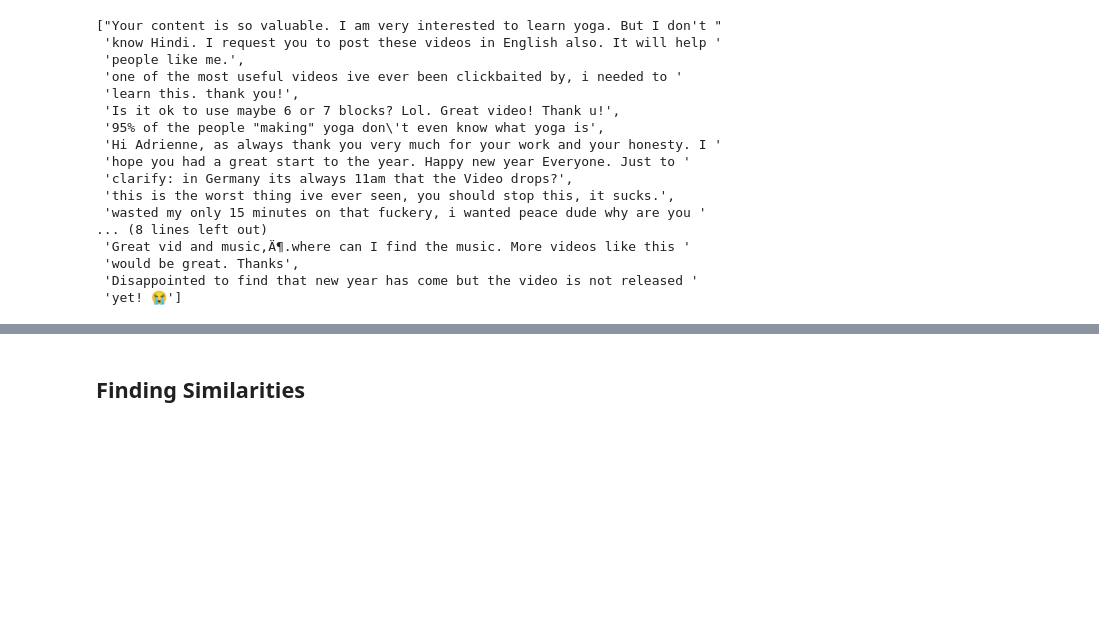
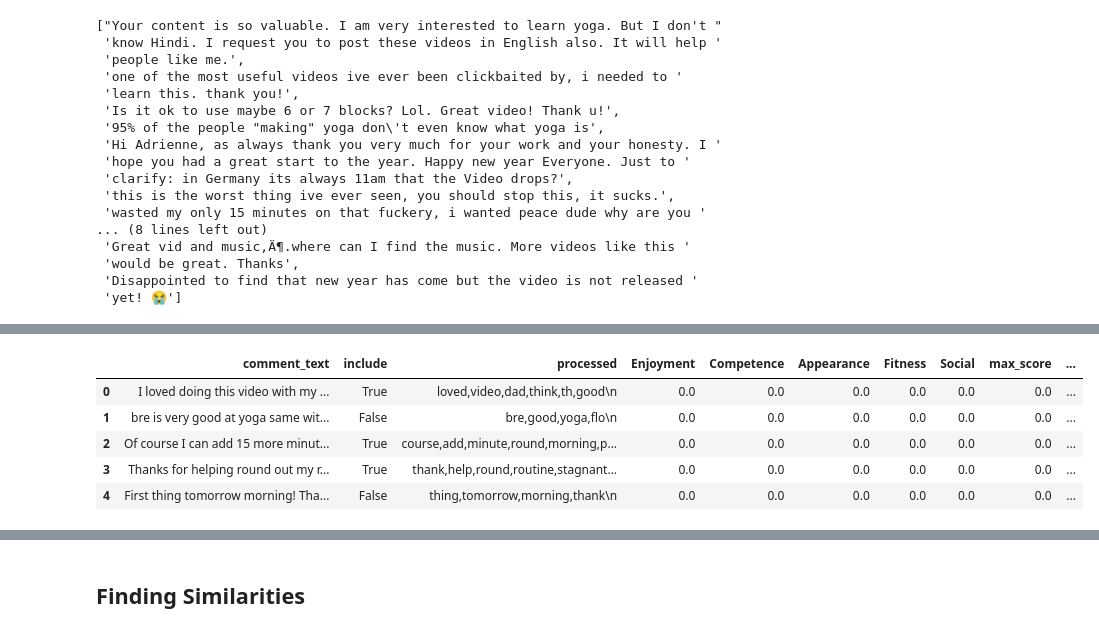
Before and after one commit to sdoosti/Fitness, a Jupyter notebook: analysis/new_labeling_new_model.ipynb, the cells around one changed output, grey strips where cells are left out. Cells and saved outputs as stored; diff of their text form; code cells hidden in the pictures; blank space fills up the shorter version.

```diff
--- a/analysis/new_labeling_new_model.ipynb
+++ b/analysis/new_labeling_new_model.ipynb
@@ -720,0 +723,2 @@ comments_df.to_csv(os.path.join(DATA_PATH, "comments_negative_010424.csv"), inde
+# %%
+docus, doc_scores, doc_ids = model.search_documents_by_keywords(["challenging", "hard", "difficult"], num_docs=20000, ef=400000)
@@ -720,0 +730,14 @@ comments_df.to_csv(os.path.join(DATA_PATH, "comments_negative_010424.csv"), inde
+# %%
+comments_df = pd.read_csv(os.path.join(DATA_PATH, "comments_keywords_labels_010324.csv"))
+new_doc_ids = convert_id_s2l(doc_ids)
+challenging = {}
+for doc_id, score in zip(new_doc_ids, doc_scores):
+    if (doc_id is not None) & (doc_id not in docs_to_remove_old):
+        if doc_id <= comments_df.shape[0]:
+            challenging[doc_id] = score
+print(len(challenging))
+comments_df['challenging'] = 0.0
+comments_df.loc[list(challenging.keys()), 'challenging'] = list(challenging.values())
+print(comments_df.challenging.describe())
+comments_df['challenging_binary'] = comments_df.challenging > 0
+print(comments_df.challenging_binary.value_counts())
@@ -720,0 +761,9 @@ comments_df.to_csv(os.path.join(DATA_PATH, "comments_negative_010424.csv"), inde
+# %%
+comments_df.head()
+# %% [output]
+|  | comment_text | include | processed | Enjoyment | Competence | Appearance | Fitness | Social | max_score | ... |
+| 0 | I loved doing this video with my ... | True | loved,video,dad,think,th,good\n | 0.0 | 0.0 | 0.0 | 0.0 | 0.0 | 0.0 | ... |
+| 1 | bre is very good at yoga same wit... | False | bre,good,yoga,flo\n | 0.0 | 0.0 | 0.0 | 0.0 | 0.0 | 0.0 | ... |
+| 2 | Of course I can add 15 more minut... | True | course,add,minute,round,morning,p... | 0.0 | 0.0 | 0.0 | 0.0 | 0.0 | 0.0 | ... |
+| 3 | Thanks for helping round out my r... | True | thank,help,round,routine,stagnant... | 0.0 | 0.0 | 0.0 | 0.0 | 0.0 | 0.0 | ... |
+| 4 | First thing tomorrow morning! Tha... | False | thing,tomorrow,morning,thank\n | 0.0 | 0.0 | 0.0 | 0.0 | 0.0 | 0.0 | ... |
```
Also changed, not shown: parts of 8 cells of this notebook.
